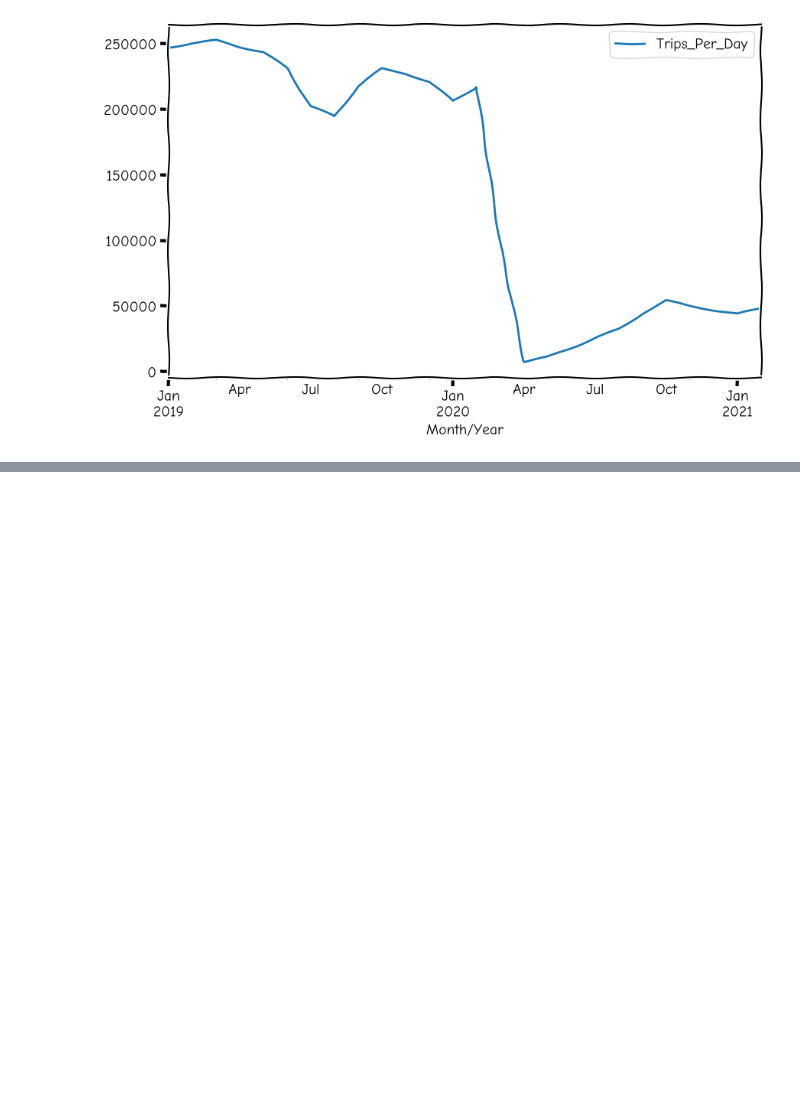
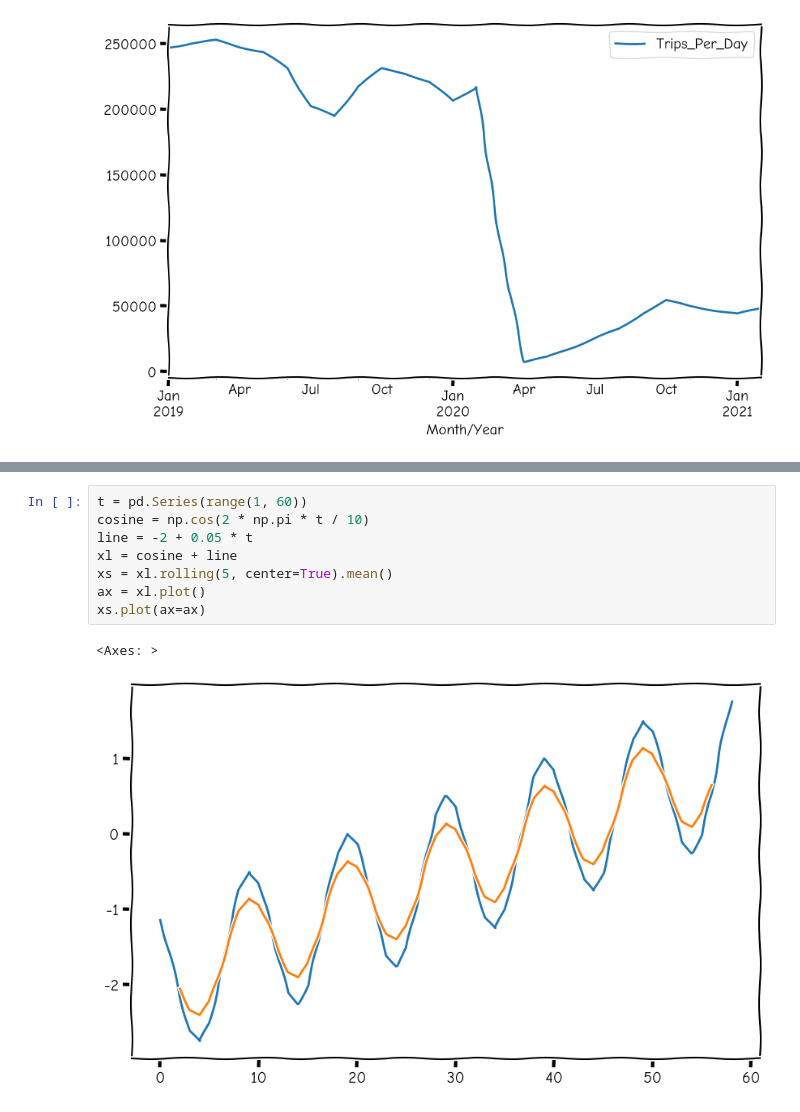
Before and after one commit to cenkt/EffectivePandasBook, a Jupyter notebook: timeseriesP.ipynb, the cells around one changed output, grey strips where cells are left out. Cells and saved outputs as stored; diff of their text form; blank space fills up the shorter version.

```diff
--- a/timeseriesP.ipynb
+++ b/timeseriesP.ipynb
@@ -172,0 +207,11 @@ NYCabRaw_yellow["2019-01-01":"2021-02-01"].plot()
+# %%
+t = pd.Series(range(1, 60))
+cosine = np.cos(2 * np.pi * t / 10)
+line = -2 + 0.05 * t
+xl = cosine + line
+xs = xl.rolling(5, center=True).mean()
+ax = xl.plot()
+xs.plot(ax=ax)
+# %% [output]
+<Axes: >
+[figure, added]
```
Also changed, not shown: parts of 18 cells of this notebook, 4 other files.
